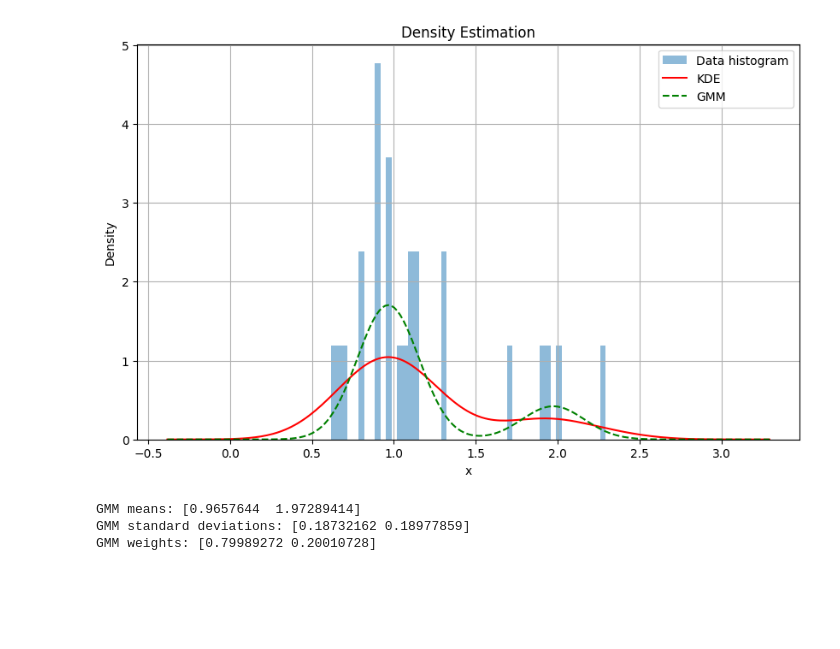
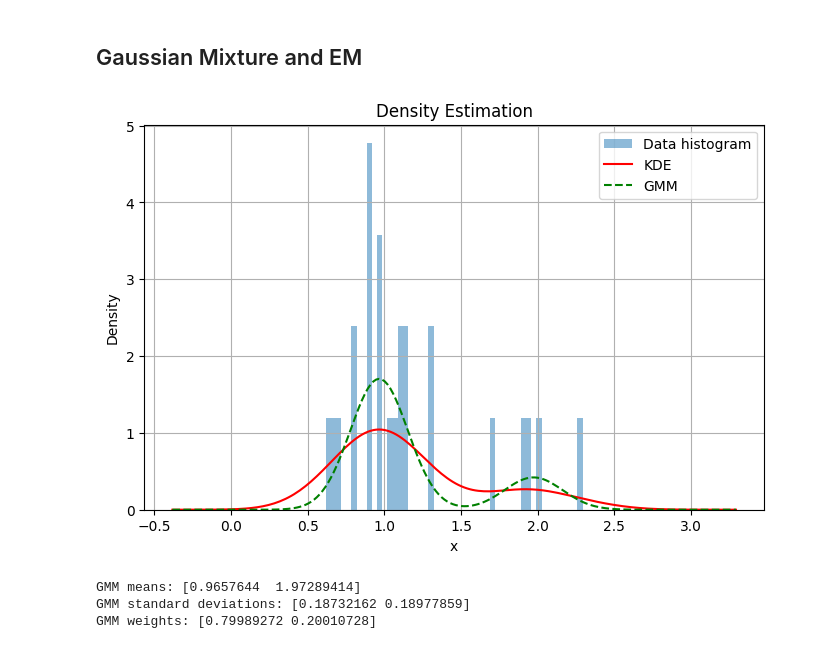
Before and after one commit to jomoussafir/codex, a Jupyter notebook: gaussian_mixture.ipynb, the cells around one changed output. Saved outputs shown, nothing was run; the diff lists cells and outputs as text; code cells hidden in the pictures; blank space fills up the shorter version.

Commit message:
Update gaussian mixture

```diff
--- a/gaussian_mixture.ipynb
+++ b/gaussian_mixture.ipynb
@@ -7,5 +67,6 @@ from sklearn.mixture import GaussianMixture
+# %% [markdown]
+## Gaussian Mixture and EM
 # %%
-
 # Generate sample data (example: mixture of two Gaussians)
 np.random.seed(42)
 n1=20
@@ -14,37 +75,37 @@ data = np.concatenate([
     np.random.normal(1, 0.2, n1),
     np.random.normal(2, 0.2, n2)
 ])
 
 # Create a grid of points for plotting
 x_grid = np.linspace(min(data)-1, max(data)+1, 200)
 
 # 1. Kernel Density Estimation
 kde = stats.gaussian_kde(data)
 kde_density = kde(x_grid)
 
 # 2. Gaussian Mixture Model
-gmm = GaussianMixture(n_components=2, random_state=42)
-gmm.fit(data.reshape(-1, 1))
+gmm = GaussianMixture(n_components=2)#, random_state=42)
+gmm.fit(data.reshape((n1+n2, 1)))
 gmm_density = np.exp(gmm.score_samples(x_grid.reshape(-1, 1)))
 
 # Plot everything
-plt.figure(figsize=(10, 6))
+plt.figure(figsize=(8, 5))
 plt.hist(data, bins=50, density=True, alpha=0.5, label='Data histogram')
 plt.plot(x_grid, kde_density, 'r-', label='KDE')
 plt.plot(x_grid, gmm_density, 'g--', label='GMM')
 plt.xlabel('x')
 plt.ylabel('Density')
 plt.title('Density Estimation')
 plt.legend()
 plt.grid(True)
 plt.show()
 
 # Print GMM parameters
 print("GMM means:", gmm.means_.flatten())
 print("GMM standard deviations:", np.sqrt(gmm.covariances_.flatten()))
 print("GMM weights:", gmm.weights_)
 # %% [output]
-[figure, old version]
+[figure, new version]
 GMM means: [0.9657644  1.97289414]
 GMM standard deviations: [0.18732162 0.18977859]
 GMM weights: [0.79989272 0.20010728]
```
Also changed, not shown: parts of 6 cells of this notebook.
